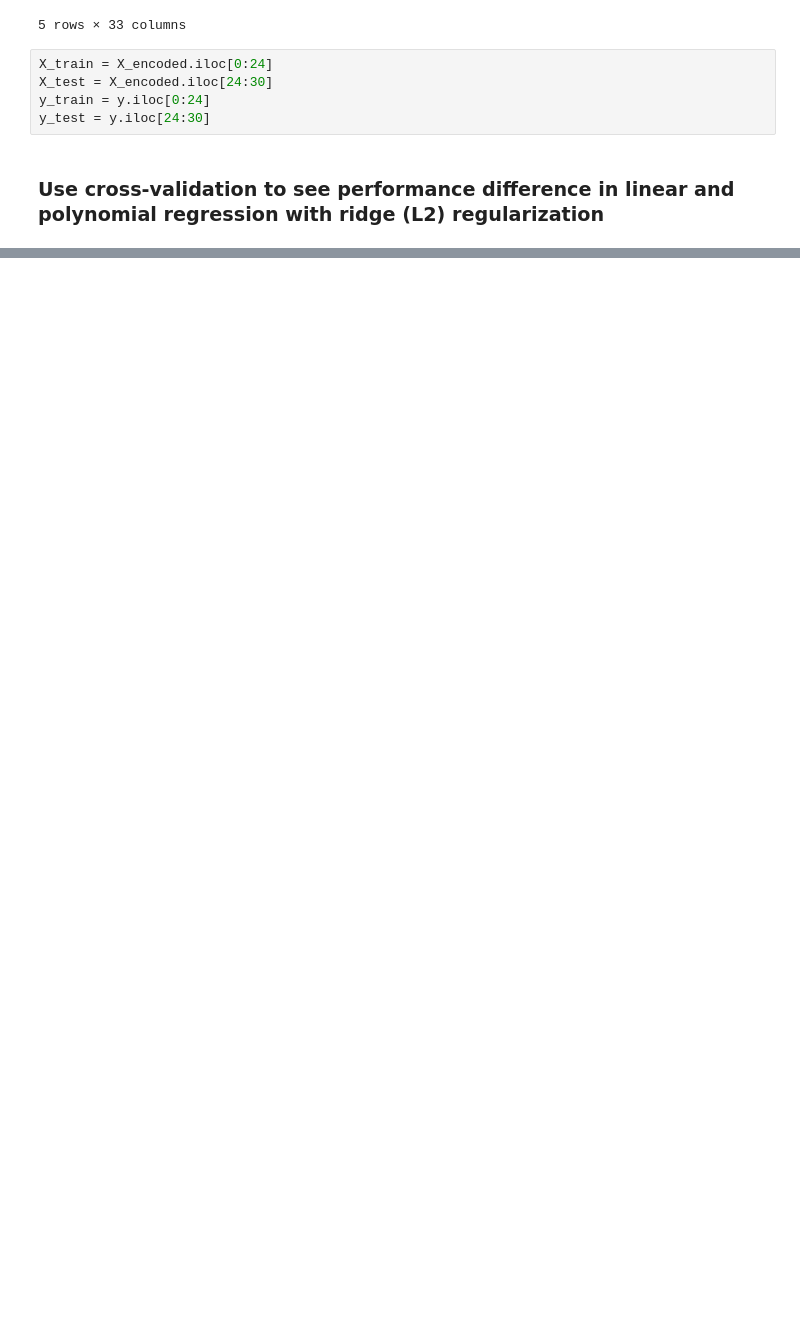
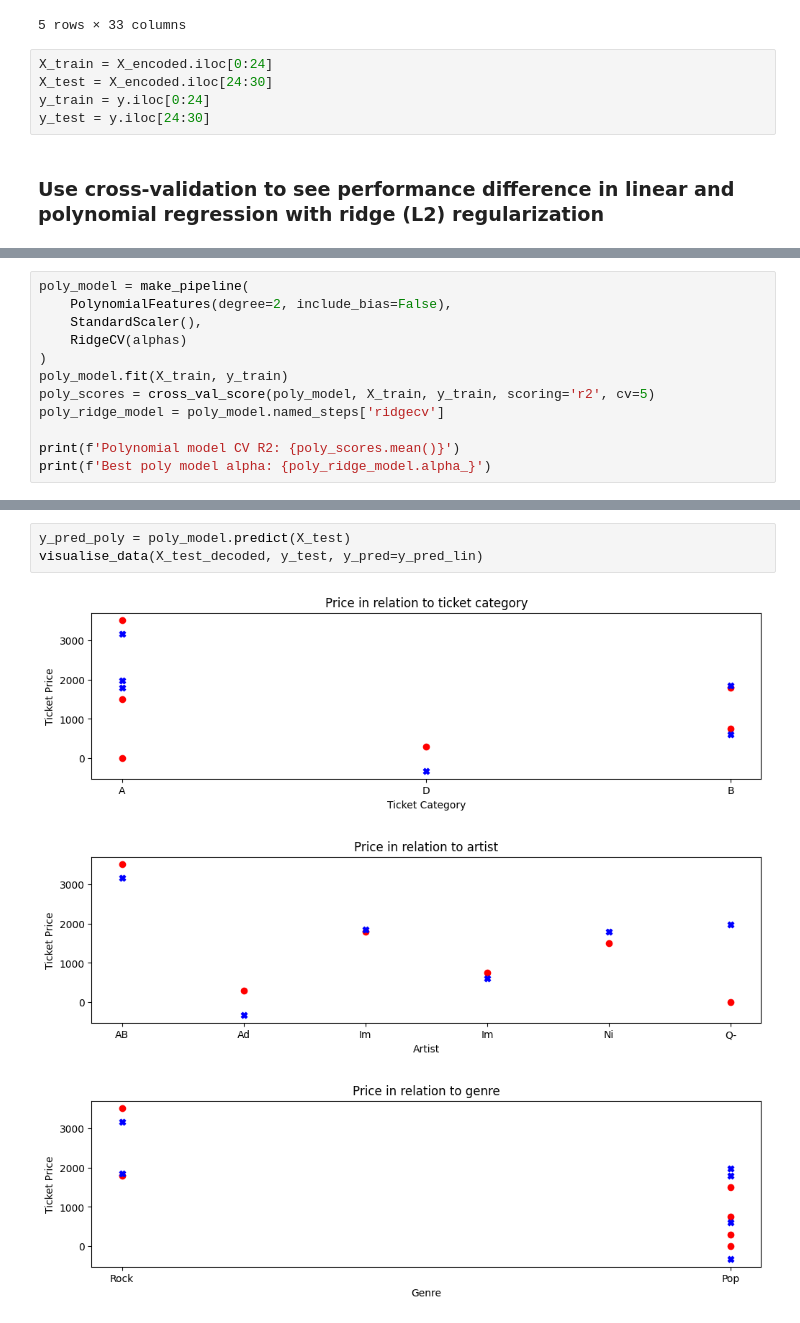
Before and after one commit to mikhail-mat/concert-price-prediction, a Jupyter notebook: regression.ipynb, the cells around one changed output, grey strips where cells are left out. Cells and saved outputs as stored; diff of their text form; blank space fills up the shorter version.

```diff
--- a/regression.ipynb
+++ b/regression.ipynb
@@ -328,0 +205,12 @@ R-squared score: 0.41726346740564046
+# %%
+poly_model = make_pipeline(
+    PolynomialFeatures(degree=2, include_bias=False),
+    StandardScaler(),
+    RidgeCV(alphas)
+)
+poly_model.fit(X_train, y_train)
+poly_scores = cross_val_score(poly_model, X_train, y_train, scoring='r2', cv=5)
+poly_ridge_model = poly_model.named_steps['ridgecv']
+
+print(f'Polynomial model CV R2: {poly_scores.mean()}')
+print(f'Best poly model alpha: {poly_ridge_model.alpha_}')
@@ -328,0 +231,7 @@ R-squared score: 0.41726346740564046
+# %%
+y_pred_poly = poly_model.predict(X_test)
+visualise_data(X_test_decoded, y_test, y_pred=y_pred_lin)
+# %% [output]
+[figure, added]
+[figure, added]
+[figure, added]
```
Also changed, not shown: parts of 19 cells of this notebook.
